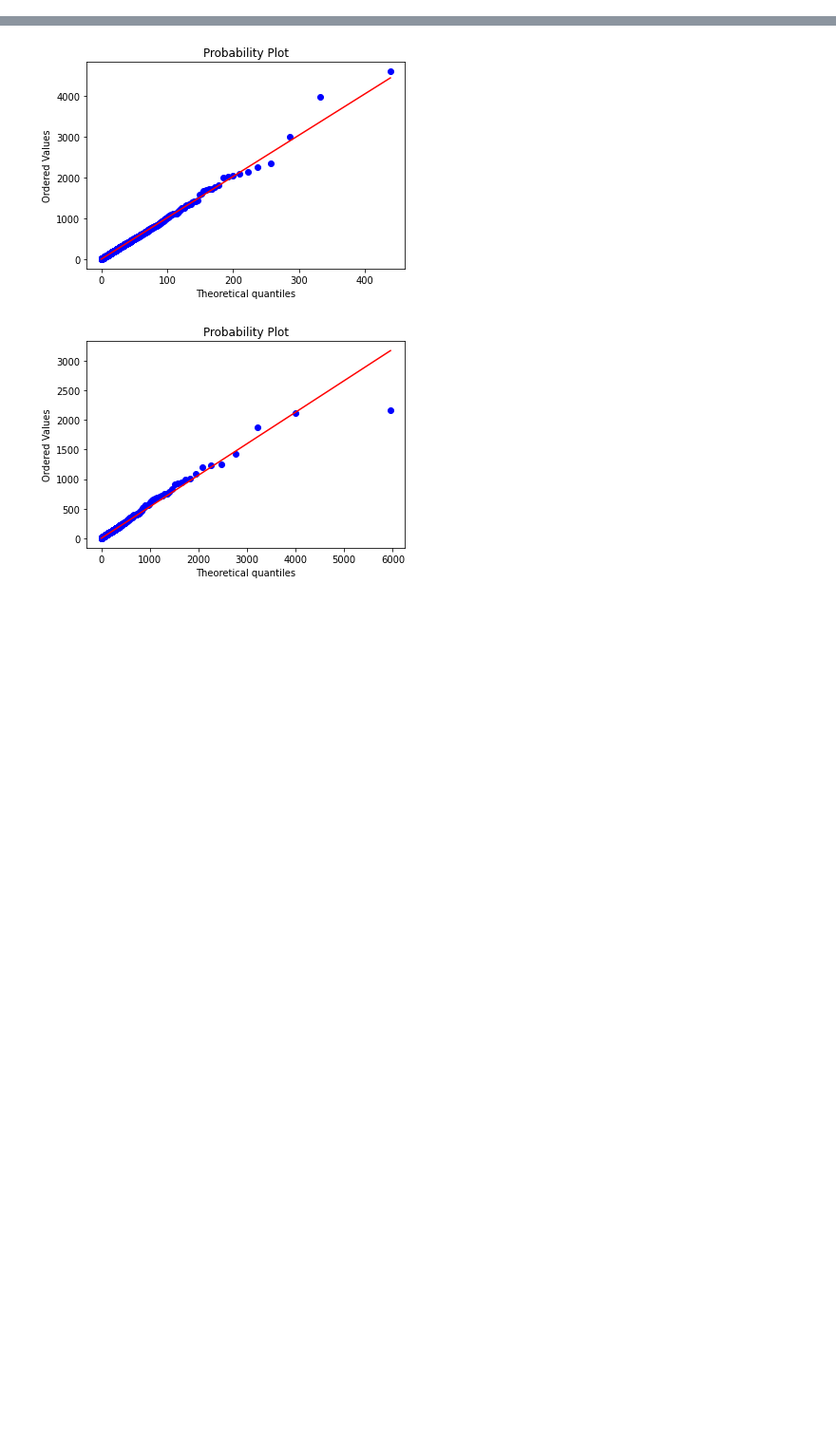
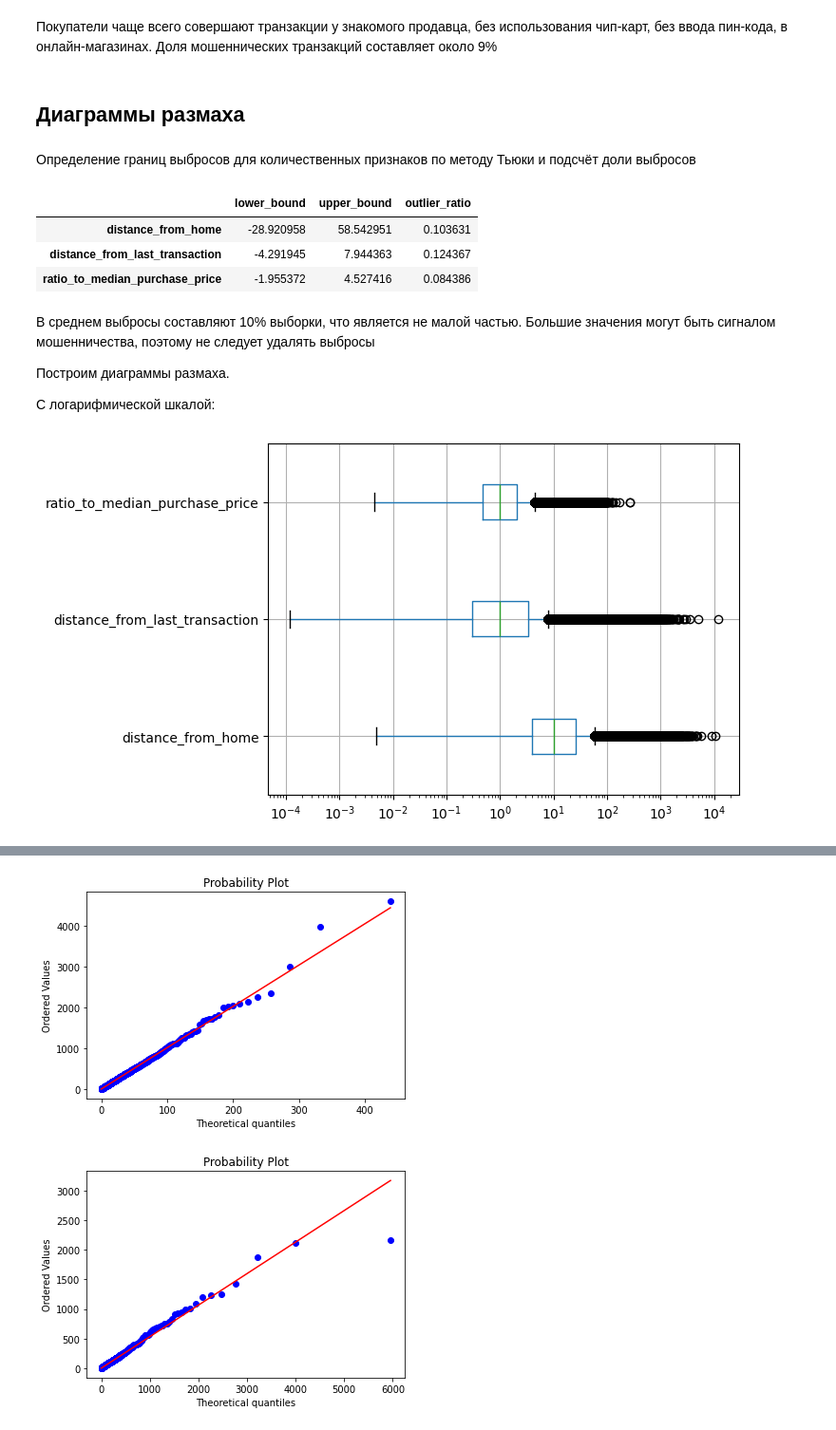
Before and after one commit to antohachekhov/Credit-Card-Fraud, a Jupyter notebook: eda_dataset.ipynb, the cells around one changed output, grey strips where cells are left out. Shown at 95% size. Drawn from its saved outputs; the diff is of its cells as text; code cells hidden in the pictures; blank space fills up the shorter version.

Commit message:
Обновлены pairplot и box-plot

```diff
--- a/eda_dataset.ipynb
+++ b/eda_dataset.ipynb
@@ -284,0 +23,8 @@ sns.pairplot(dataset, hue='fraud')
+# %%
+# Чтение данных
+from google.colab import drive
+import pandas as pd
+
+drive.mount('/content/drive') # подключение облачного хранилища Google Drive
+pathToDataset = "/content/drive/MyDrive/card_transdata.csv"
+dataset = pd.read_csv(pathToDataset)
@@ -284,0 +62,4 @@ sns.pairplot(dataset, hue='fraud')
+# %%
+# Получим списки названий количественных и категориальных признаков
+numeric_features = dataset.select_dtypes(include=['number']).columns.tolist()
+categorical_features = dataset.select_dtypes(include=['category']).columns.tolist()
@@ -284,0 +96,44 @@ sns.pairplot(dataset, hue='fraud')
+# %% [markdown]
+Покупатели чаще всего совершают транзакции у знакомого продавца, без использования чип-карт, без ввода пин-кода, в онлайн-магазинах. Доля мошеннических транзакций составляет около 9%
+# %% [markdown]
+## Диаграммы размаха
+# %% [markdown]
+Определение границ выбросов для количественных признаков по методу Тьюки и подсчёт доли выбросов
+# %%
+Q1 = dataset[numeric_features].quantile(0.25)
+Q3 = dataset[numeric_features].quantile(0.75)
+IQR = Q3 - Q1
+
+bounds = pd.DataFrame({
+    "lower_bound": Q1 - 1.5 * IQR,
+    "upper_bound": Q3 + 1.5 * IQR
+})
+
+outlier_ratio = []
+for col in numeric_features:
+    lower = bounds.loc[col, "lower_bound"]
+    upper = bounds.loc[col, "upper_bound"]
+    outliers = ((dataset[col] < lower) | (dataset[col] > upper)).mean()
+    outlier_ratio.append(outliers)
+bounds["outlier_ratio"] = outlier_ratio
+bounds
+# %% [output]
+|  | lower_bound | upper_bound | outlier_ratio |
+| distance_from_home | -28.920958 | 58.542951 | 0.103631 |
+| distance_from_last_transaction | -4.291945 | 7.944363 | 0.124367 |
+| ratio_to_median_purchase_price | -1.955372 | 4.527416 | 0.084386 |
+# %% [markdown]
+В среднем выбросы составляют 10% выборки, что является не малой частью. Большие значения могут быть сигналом мошенничества, поэтому не следует удалять выбросы
+
+Построим диаграммы размаха.
+
+С логарифмической шкалой:
+# %%
+import numpy as np
+import matplotlib.pyplot as plt
+
+box = dataset[numeric_features].boxplot(vert=False)
+box.set_xscale('log')
+plt.show()
+# %% [output]
+[figure, added]
```
Also changed, not shown: parts of 47 cells of this notebook.
